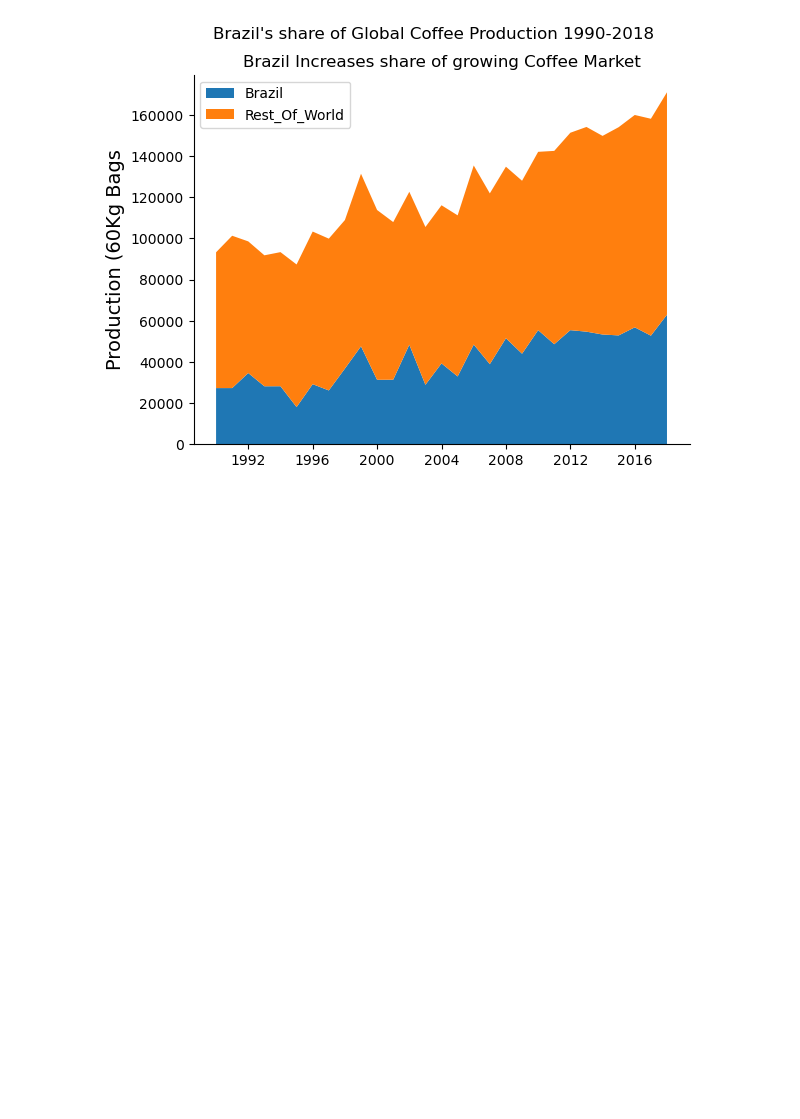
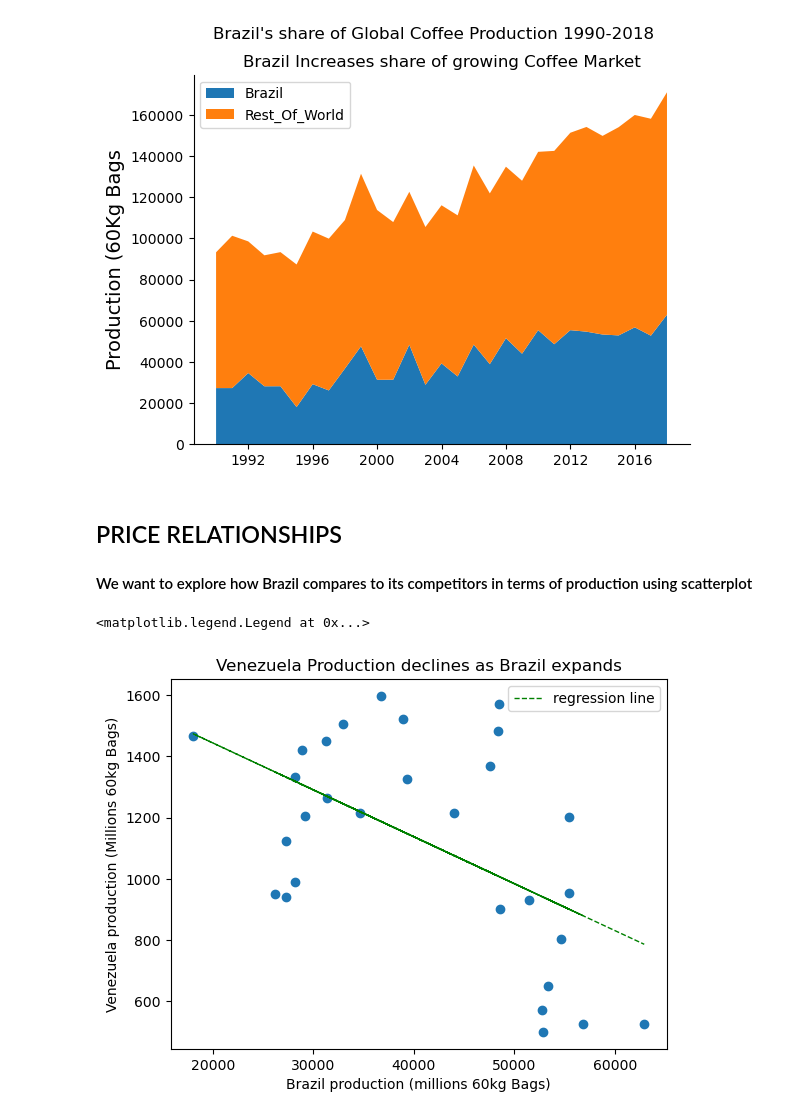
Before and after one commit to MeetPatel89/global_coffee_market, a Jupyter notebook: notebook.ipynb, the cells around one changed output. Saved outputs shown, nothing was run; the diff lists cells and outputs as text; code cells hidden in the pictures; blank space fills up the shorter version.

Commit message:
visualize independent variable=Brazil coffee production and dependent variable=Venezuela coffee production in scatterplot and linear regression

```diff
--- a/notebook.ipynb
+++ b/notebook.ipynb
@@ -173,3 +173,37 @@ ax.legend(loc="upper left")
 # %% [output]
 <matplotlib.legend.Legend at 0x...>
 [figure]
+# %% [markdown]
+## PRICE RELATIONSHIPS
+#### We want to explore how Brazil compares to its competitors in terms of production using scatterplot
+# %%
+fig, ax = plt.subplots()
+x = coffee_production["Brazil"]
+y = coffee_production["Venezuela"]
+
+ax.scatter(
+    x,
+    y
+)
+
+ax.set_title("Venezuela Production declines as Brazil expands")
+ax.set_ylabel("Venezuela production (Millions 60kg Bags)")
+ax.set_xlabel("Brazil production (millions 60kg Bags)")
+
+# get slope(m) and y-intercept(b) of linear regression line for independent variable (Brazil's production) and dependent variable (Venezuela's production)
+m, b = np.polyfit(x, y, deg=1)
+
+# plot linear regression line based on slope and intercept for given bivariate data
+ax.plot(
+    x,
+    m*x + b,
+    color="green",
+    linewidth=1,
+    linestyle="--",
+    label="regression line"
+)
+
+ax.legend()
+# %% [output]
+<matplotlib.legend.Legend at 0x...>
+[figure, added]
```
